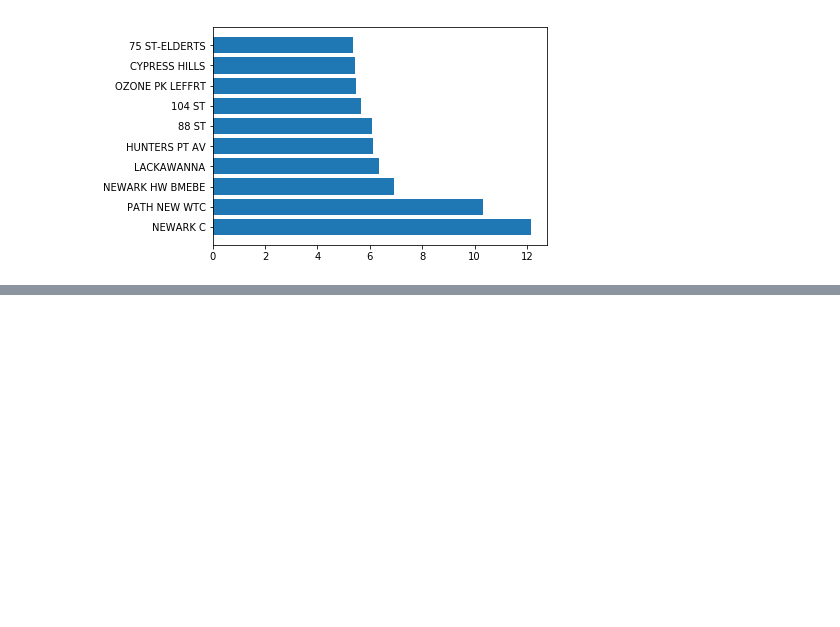
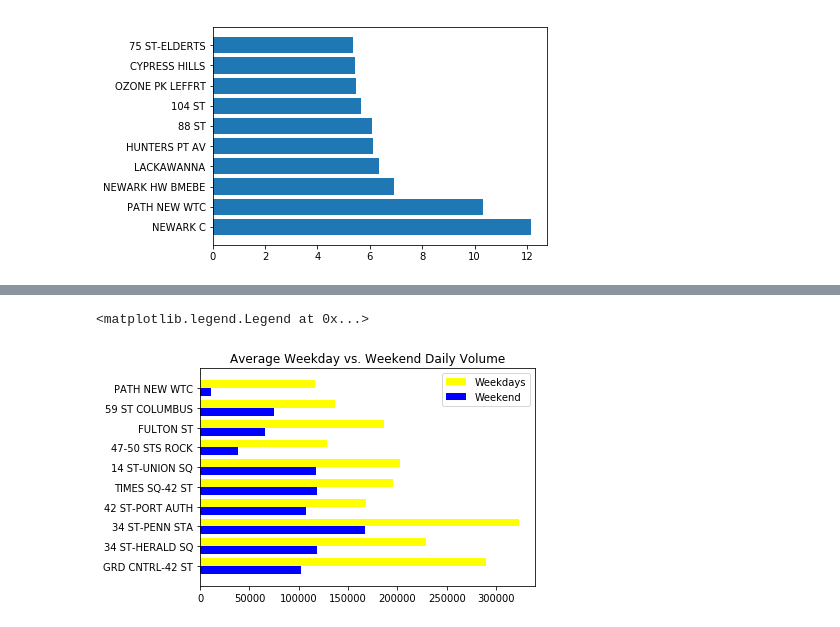
Before and after one commit to huge-reality/MTA_Project_Group_5, a Jupyter notebook: Weekdays Weekends1.ipynb, the cells around one changed output, grey strips where cells are left out. Drawn from its saved outputs; the diff is of its cells as text; code cells hidden in the pictures; blank space fills up the shorter version.

```diff
--- a/Weekdays Weekends1.ipynb
+++ b/Weekdays Weekends1.ipynb
@@ -409,0 +410,21 @@ Text(0.5, 0, 'MTA-Wide Median = 1.96')
+# %%
+graph_weekday = weekday_average.loc[['GRD CNTRL-42 ST','34 ST-HERALD SQ','34 ST-PENN STA','42 ST-PORT AUTH','TIMES SQ-42 ST','14 ST-UNION SQ','47-50 STS ROCK',
+                              'FULTON ST','59 ST COLUMBUS','PATH NEW WTC']]
+graph_weekend = weekend_average.loc[['GRD CNTRL-42 ST','34 ST-HERALD SQ','34 ST-PENN STA','42 ST-PORT AUTH','TIMES SQ-42 ST','14 ST-UNION SQ','47-50 STS ROCK',
+                              'FULTON ST','59 ST COLUMBUS','PATH NEW WTC']]
+# %%
+weekday_y = graph_weekday.VOLUME
+weekday_x = graph_weekday.index
+weekend_y = graph_weekend.VOLUME
+weekend_x = graph_weekend.index
+
+plt.gca().set_ylim(-1, 10)
+
+plt.barh(weekday_x,weekday_y, height = 0.4, align = 'edge', color = 'yellow')
+plt.barh(weekend_x,weekend_y, height = -0.4, align = 'edge', color = 'b')
+plt.title('Average Weekday vs. Weekend Daily Volume')
+#plt.xlabel('Average Daily Entries and Exits')
+plt.legend(['Weekdays','Weekend'])
+# %% [output]
+<matplotlib.legend.Legend at 0x...>
+[figure, added]
```
Also changed, not shown: parts of 2 cells of this notebook.
